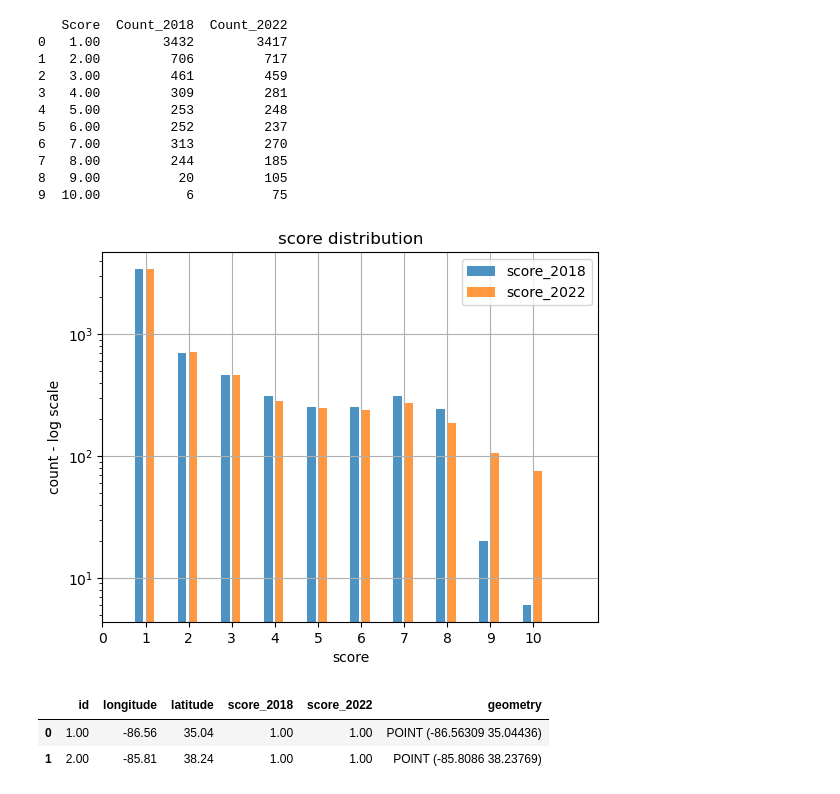
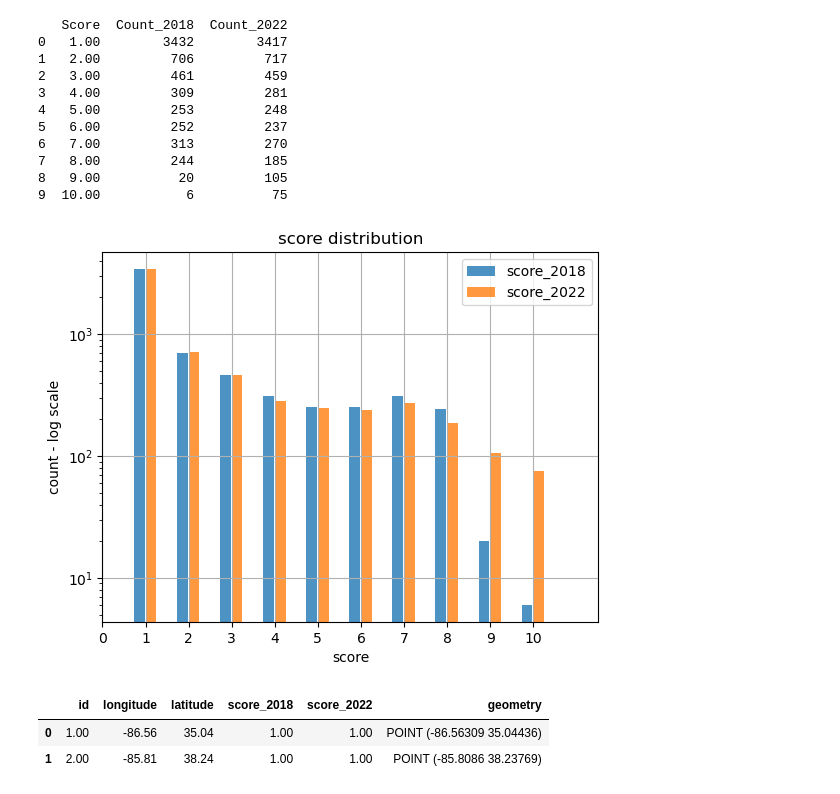
Before and after one commit to atahadd/wild_fire_model_evaluation, a Jupyter notebook: model_evaluation_2019_2022.ipynb, the cells around one changed output. Cells and saved outputs as stored; diff of their text form; code cells hidden in the pictures.

```diff
--- a/model_evaluation_2019_2022.ipynb
+++ b/model_evaluation_2019_2022.ipynb
@@ -323,24 +323,24 @@ print(pd.DataFrame({
 # %%
 # Distribution comparison of the risk scores for 2018 and 2022. (The y_scale is log).
 '''
     Number of samples when score is 9 and 10
 '''
 
 bins = np.arange(1, 12)
 
-offset = 0.25
+offset = 0.27
 
-plt.hist(df_pred['score_2018'], bins=bins - offset, width=0.2, align='mid', label='score_2018', alpha=0.8)
-plt.hist(df_pred['score_2022'], bins=bins,          width=0.2, align='mid', label='score_2022', alpha=0.8);
+plt.hist(df_pred['score_2018'], bins=bins - offset, width=0.25, align='mid', label='score_2018', alpha=0.8)
+plt.hist(df_pred['score_2022'], bins=bins,          width=0.25, align='mid', label='score_2022', alpha=0.8);
 plt.xticks(np.arange(0, 11, 1))
 plt.xlabel('score')
 plt.ylabel('count - log scale')
 plt.title('score distribution')
 plt.grid()
 plt.legend()
 plt.yscale('log')
 # %% [output]
-[figure, old version]
+[figure, new version]
 # %%
 # Create geodataframe from the processed data / it needs to geospatial analysis
 df_pred = gpd.GeoDataFrame(df_pred, geometry=gpd.points_from_xy(df_pred.longitude, df_pred.latitude), crs="EPSG:4326")
```
Also changed, not shown: parts of 3 cells of this notebook.
